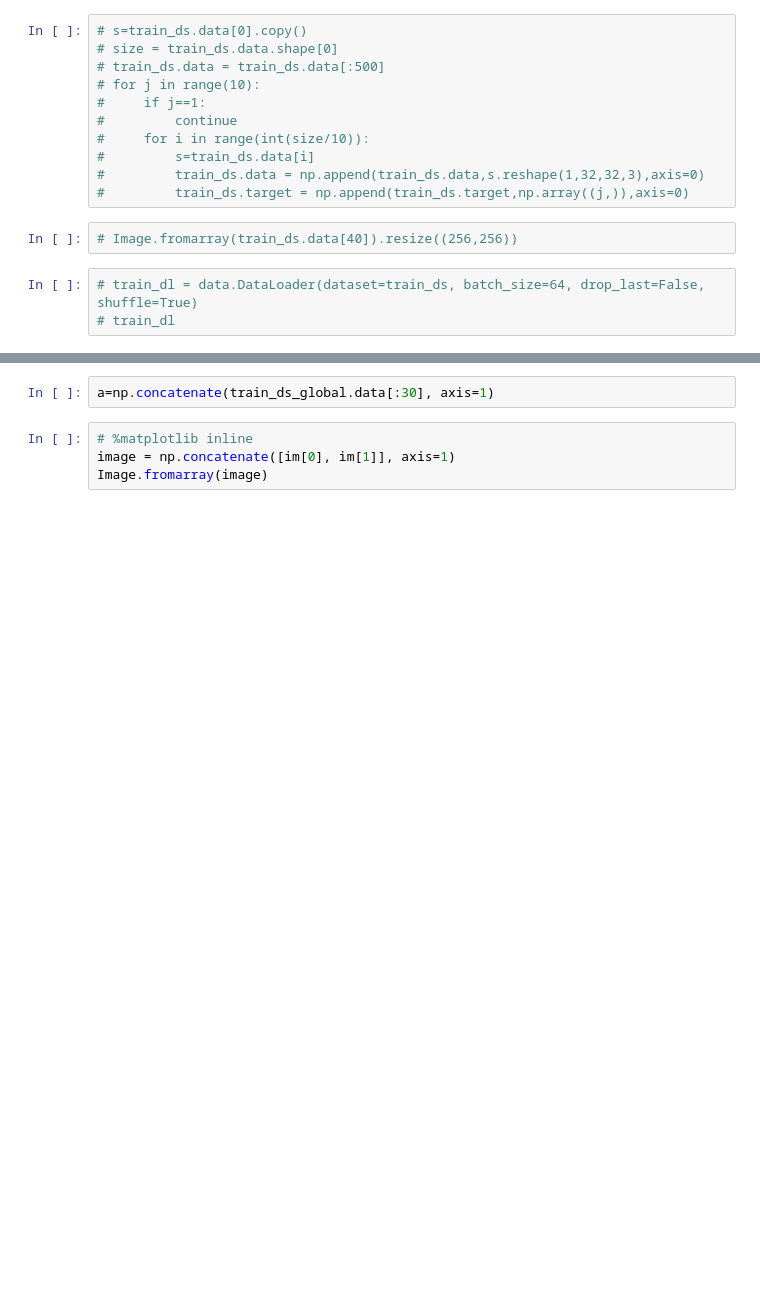
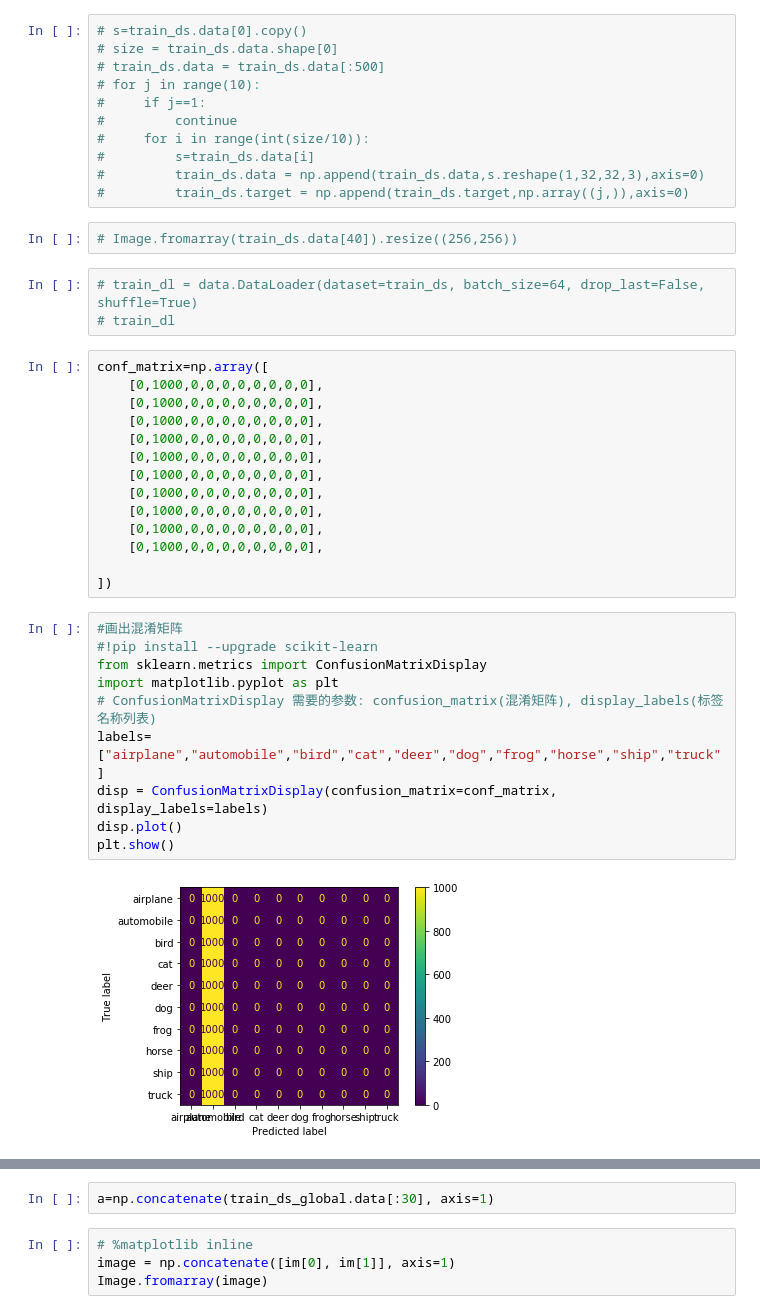
Before and after one commit to HongdaChen/FedMOON, a Jupyter notebook: ipynb/test.ipynb, the cells around one changed output, grey strips where cells are left out. Drawn from its saved outputs; the diff is of its cells as text; blank space fills up the shorter version.

```diff
--- a/ipynb/test.ipynb
+++ b/ipynb/test.ipynb
@@ -524,3 +505,29 @@ entropy
 # %%
 # train_dl = data.DataLoader(dataset=train_ds, batch_size=64, drop_last=False, shuffle=True)
 # train_dl
+# %%
+conf_matrix=np.array([
+    [0,1000,0,0,0,0,0,0,0,0],
+    [0,1000,0,0,0,0,0,0,0,0],
+    [0,1000,0,0,0,0,0,0,0,0],
+    [0,1000,0,0,0,0,0,0,0,0],
+    [0,1000,0,0,0,0,0,0,0,0],
+    [0,1000,0,0,0,0,0,0,0,0],
+    [0,1000,0,0,0,0,0,0,0,0],
+    [0,1000,0,0,0,0,0,0,0,0],
+    [0,1000,0,0,0,0,0,0,0,0],
+    [0,1000,0,0,0,0,0,0,0,0],
+
+])
+# %%
+#画出混淆矩阵
+#!pip install --upgrade scikit-learn
+from sklearn.metrics import ConfusionMatrixDisplay
+import matplotlib.pyplot as plt
+# ConfusionMatrixDisplay 需要的参数: confusion_matrix(混淆矩阵), display_labels(标签名称列表)
+labels=["airplane","automobile","bird","cat","deer","dog","frog","horse","ship","truck"]
+disp = ConfusionMatrixDisplay(confusion_matrix=conf_matrix, display_labels=labels)
+disp.plot()
+plt.show()
+# %% [output]
+[figure, added]
```
Also changed, not shown: parts of 21 cells of this notebook, 4 other files.
